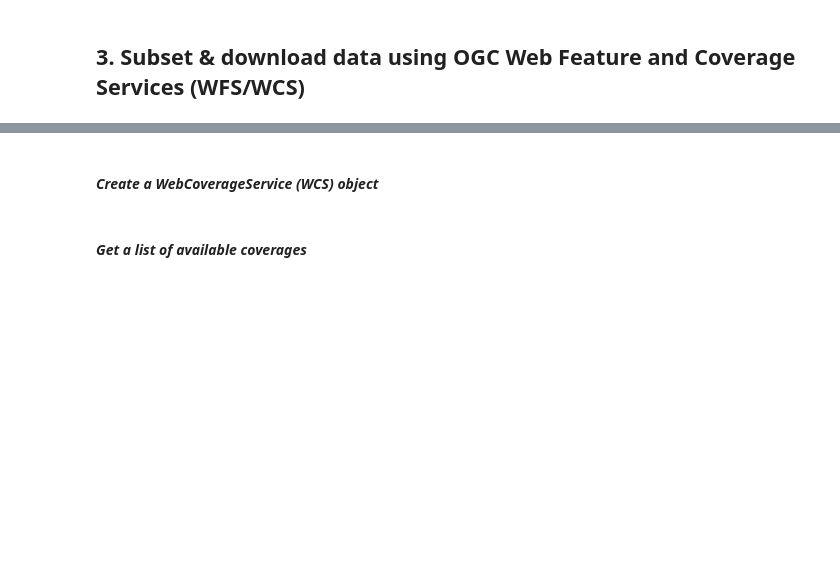
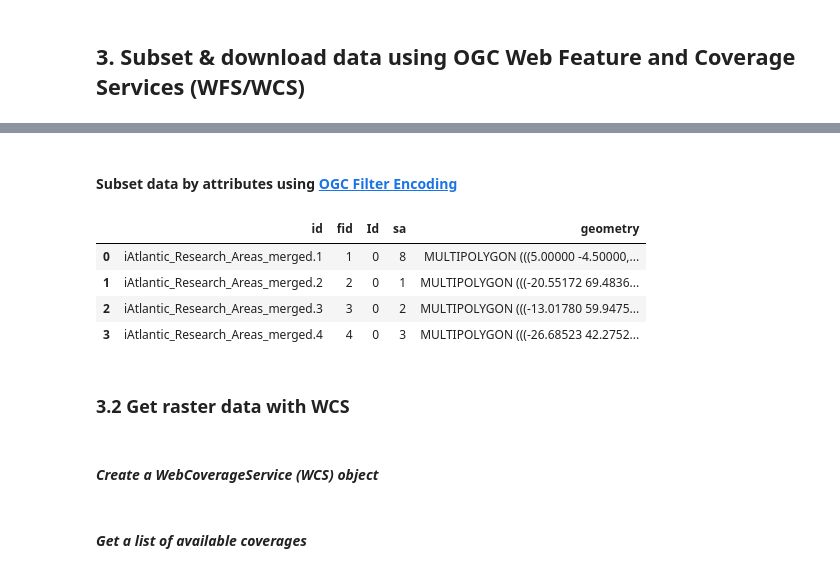
Before and after one commit to iAtlanitcGeoNode/OGC_webservices_workshop, a Jupyter notebook: 3_subset_and_download_data_with_WFS&WCS.ipynb, the cells around one changed output, grey strips where cells are left out. Saved outputs shown, nothing was run; the diff lists cells and outputs as text; code cells hidden in the pictures; blank space fills up the shorter version.

```diff
--- a/3_subset_and_download_data_with_WFS&WCS.ipynb
+++ b/3_subset_and_download_data_with_WFS&WCS.ipynb
@@ -13,2 +134,29 @@ The library is available from GitHub @ https://github.com/earthserver-eu/OWSLib
+# %% [markdown]
+#### Subset data by attributes using [OGC Filter Encoding](https://www.ogc.org/standards/filter)
+# %%
+import owslib.fes as fes #Filter encodin standard
+from owslib.etree import etree
+# build a filter
+sa_filter = fes.PropertyIsEqualTo(propertyname='sa', literal='1') #filter to study area 1
+fid_filter = fes.PropertyIsBetween(propertyname='fid', lower = 0, upper= 4) # filter to fid between 0 and 4
+filter = fes.Or([sa_filter,fid_filter]) # combine using or
+# get an xml representation of the filter
+filterxml = etree.tostring(filter.toXML()).decode("utf-8")
+# pass it to getFeature
+response = wfs.getfeature(typename='geonode:iAtlantic_Research_Areas_merged',outputFormat='application/json',filter=filterxml)
+# write it to a GeoJson file
+with open('data/study_areas.json', 'wb') as outfile:
+    outfile.write(bytes(response.read(), 'UTF-8'))
+# read the GeoJson file using GeoPandas
+gdf = gpd.read_file('data/study_areas.json')
+gdf
+# %% [output]
+|  | id | fid | Id | sa | geometry |
+| 0 | iAtlantic_Research_Areas_merged.1 | 1 | 0 | 8 | MULTIPOLYGON (((5.00000 -4.50000,... |
+| 1 | iAtlantic_Research_Areas_merged.2 | 2 | 0 | 1 | MULTIPOLYGON (((-20.55172 69.4836... |
+| 2 | iAtlantic_Research_Areas_merged.3 | 3 | 0 | 2 | MULTIPOLYGON (((-13.01780 59.9475... |
+| 3 | iAtlantic_Research_Areas_merged.4 | 4 | 0 | 3 | MULTIPOLYGON (((-26.68523 42.2752... |
+# %% [markdown]
+### 3.2 Get raster data with WCS
 # %% [markdown]
 #### <i>Create a WebCoverageService (WCS) object</i>
```
Also changed, not shown: parts of 41 cells of this notebook, 5 other files.
